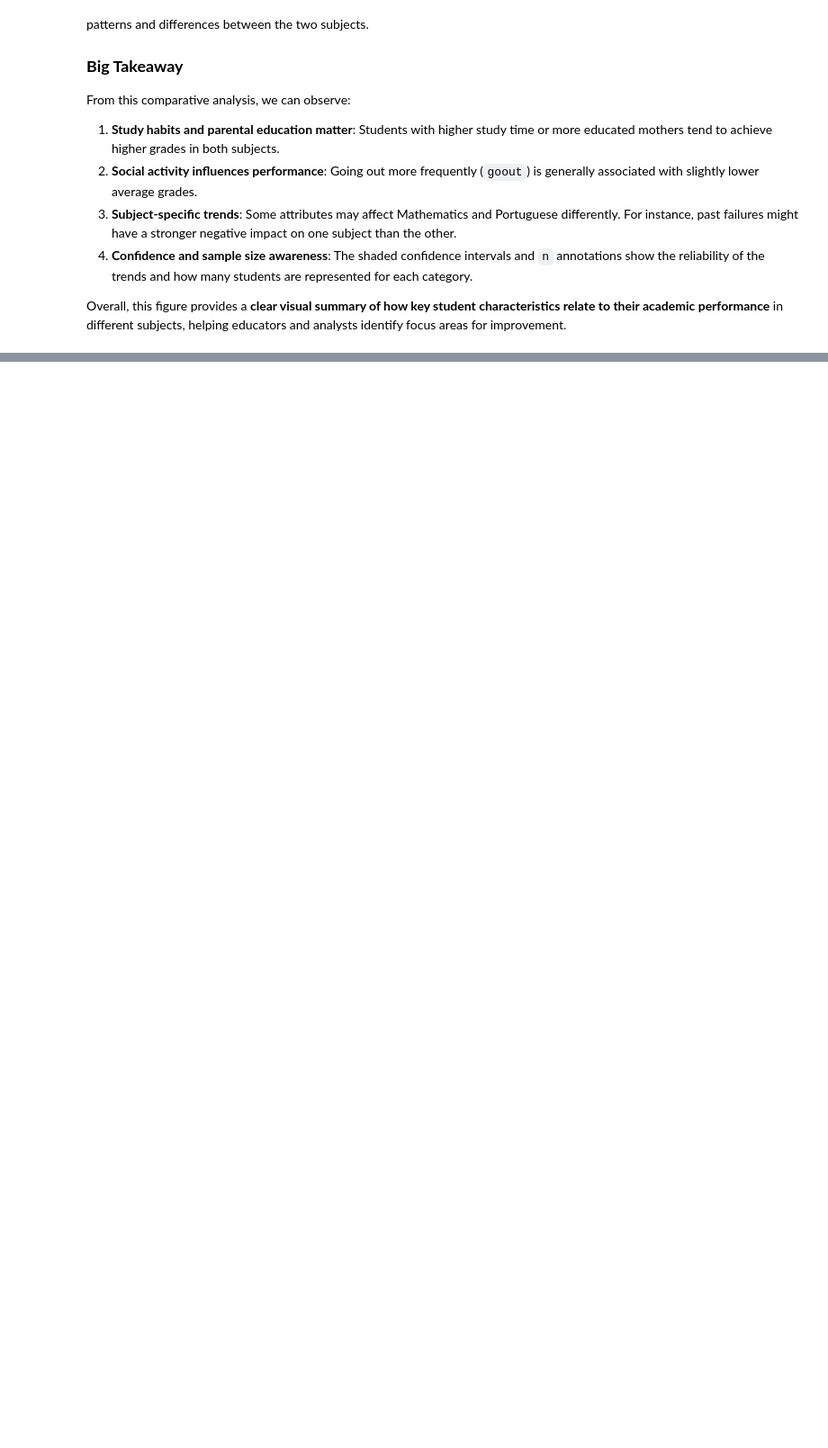
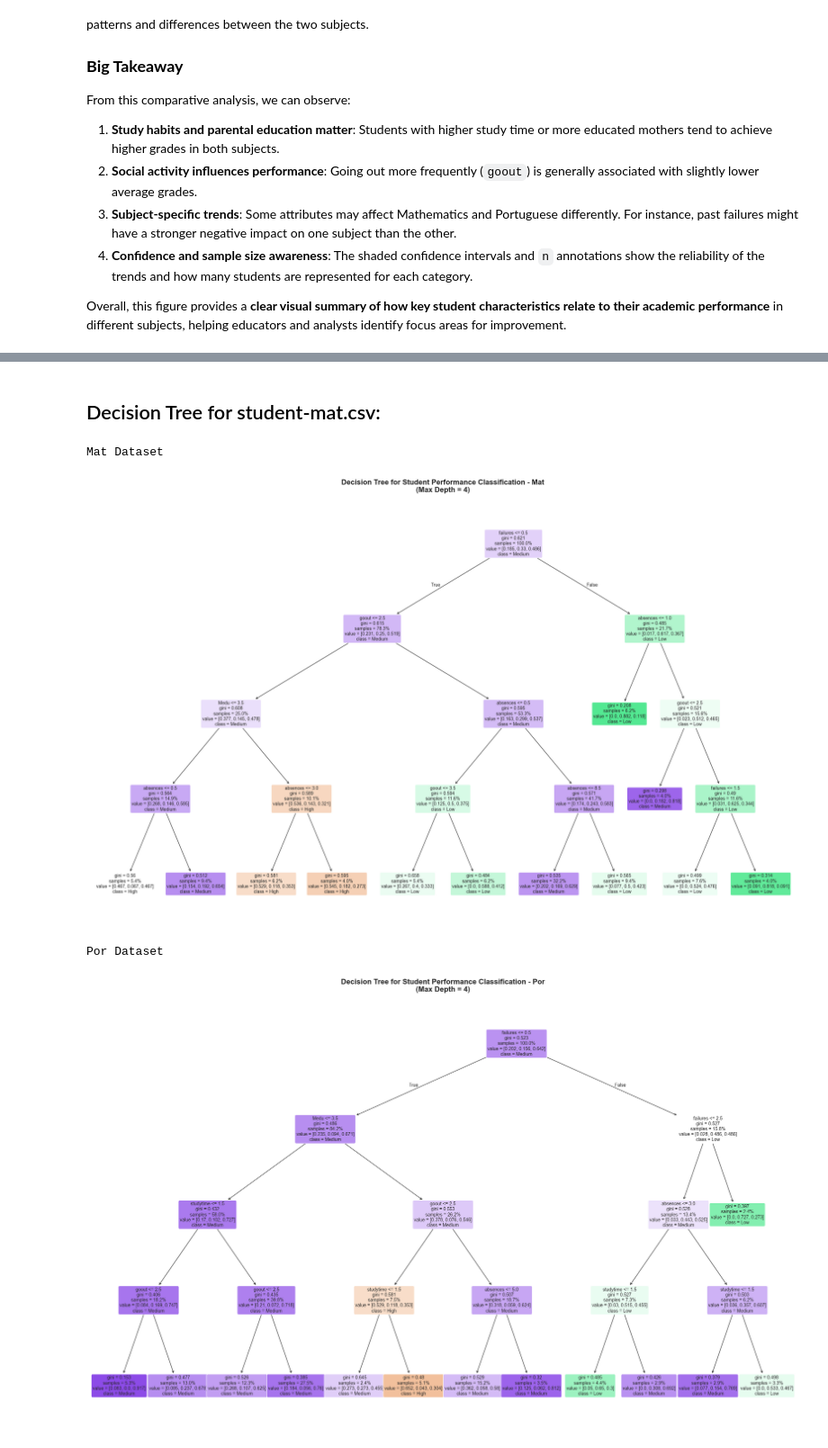
Before and after one commit to orchlonn/CS-456, a Jupyter notebook: Labs/Lab-5/Lab5.ipynb, the cells around one changed output, grey strips where cells are left out. Shown at 90% size. Drawn from its saved outputs; the diff is of its cells as text; code cells hidden in the pictures; blank space fills up the shorter version.

Commit message:
data mining task decision tree implemented

```diff
--- a/Labs/Lab-5/Lab5.ipynb
+++ b/Labs/Lab-5/Lab5.ipynb
@@ -411,0 +414,2 @@ Overall, this figure provides a **clear visual summary of how key student charac
+# %% [markdown]
+## Decision Tree for student-mat.csv:
@@ -411,0 +484,11 @@ Overall, this figure provides a **clear visual summary of how key student charac
+# %%
+print("Mat Dataset \n")
+dt_math, fi_math = extract_decision_rules(student_mat_df, "Mat")
+
+print("Por Dataset \n")
+dt_por, fi_por = extract_decision_rules(student_por_df, "Por")
+# %% [output]
+Mat Dataset
+[figure, added]
+Por Dataset
+[figure, added]
```
Also changed, not shown: parts of 4 cells of this notebook.
